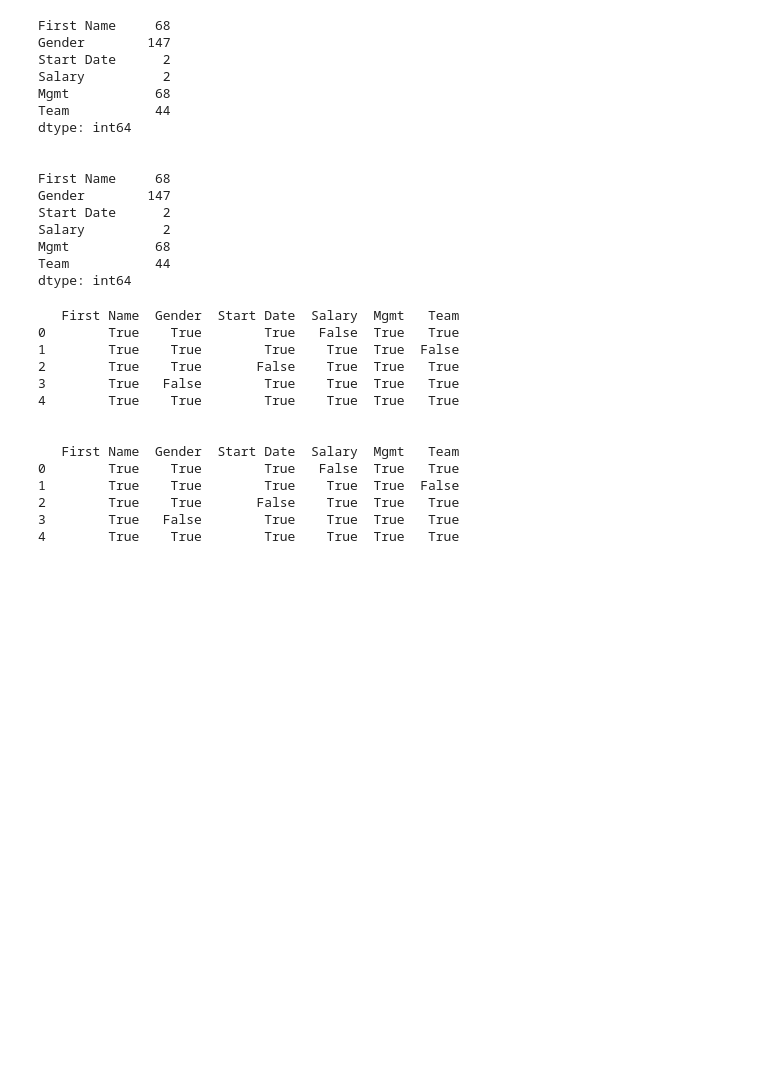
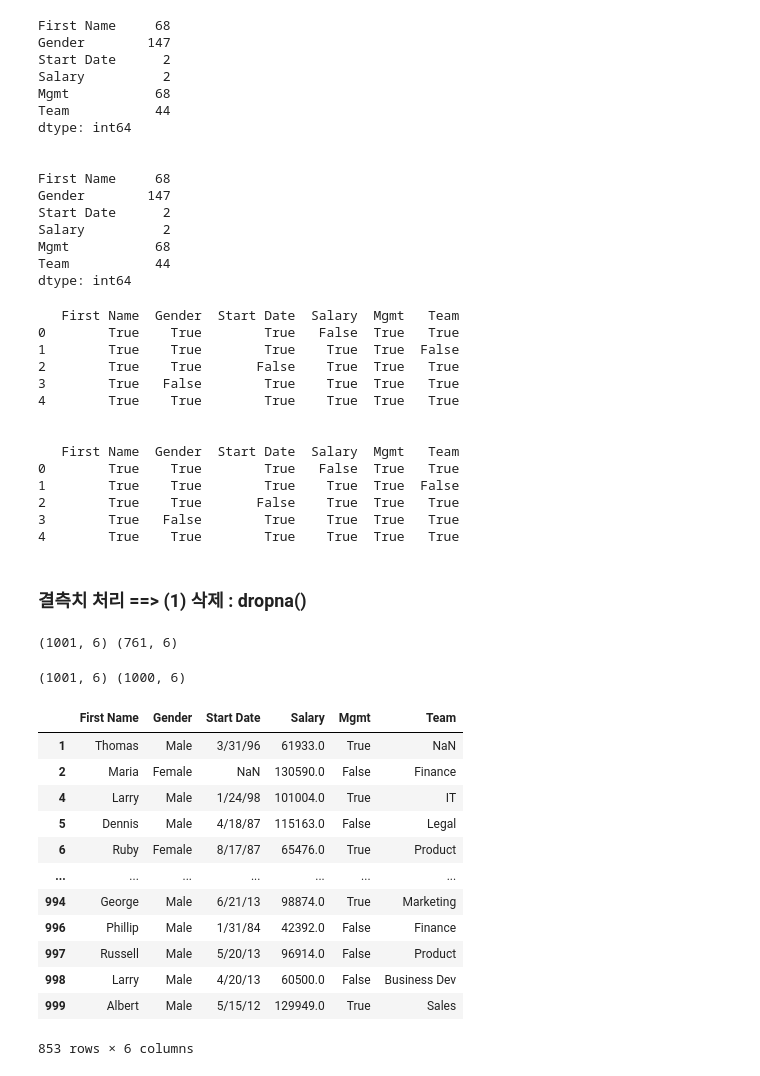
Before and after one commit to voo0o08/Pandas_Programming, a Jupyter notebook: DAY_05/ex_missing_value.ipynb, the cells around one changed output. Cells and saved outputs as stored; diff of their text form; code cells hidden in the pictures; blank space fills up the shorter version.

```diff
--- a/DAY_05/ex_missing_value.ipynb
+++ b/DAY_05/ex_missing_value.ipynb
@@ -132,3 +132,37 @@ print(empDF.notna().head(), empDF.notnull().head(), sep="\n\n\n")
 2        True    True       False    True  True   True
 3        True   False        True    True  True   True
 4        True    True        True    True  True   True
+# %% [markdown]
+### 결측치 처리 ==> (1) 삭제 : dropna()
+# %%
+# 모든 행에 1개의 값이라도 NaN이면 행 자체 삭
+empDF2 = empDF.dropna()
+
+print(empDF.shape, empDF2.shape)
+# %% [output]
+(1001, 6) (761, 6)
+# %%
+# 행에 모든(all) 데이터 즉 값이 NA면 삭제
+empDF3 = empDF.dropna(how="all")
+
+print(empDF.shape, empDF3.shape)
+# %% [output]
+(1001, 6) (1000, 6)
+# %%
+# 성별과 연봉을 보고 싶은데, 만약 성별과 연봉 중 하나라도 삐꾸면 삭제 나머지는 알 바 아님
+empDF4 = empDF.dropna(subset=("Gender", "Salary"))
+empDF4
+# %% [output]
+|  | First Name | Gender | Start Date | Salary | Mgmt | Team |
+| 1 | Thomas | Male | 3/31/96 | 61933.0 | True | NaN |
+| 2 | Maria | Female | NaN | 130590.0 | False | Finance |
+| 4 | Larry | Male | 1/24/98 | 101004.0 | True | IT |
+| 5 | Dennis | Male | 4/18/87 | 115163.0 | False | Legal |
+| 6 | Ruby | Female | 8/17/87 | 65476.0 | True | Product |
+| ... | ... | ... | ... | ... | ... | ... |
+| 994 | George | Male | 6/21/13 | 98874.0 | True | Marketing |
+| 996 | Phillip | Male | 1/31/84 | 42392.0 | False | Finance |
+| 997 | Russell | Male | 5/20/13 | 96914.0 | False | Product |
+| 998 | Larry | Male | 4/20/13 | 60500.0 | False | Business Dev |
+| 999 | Albert | Male | 5/15/12 | 129949.0 | True | Sales |
+853 rows × 6 columns
```
Also changed, not shown: parts of 14 cells of this notebook, 22 other files.
